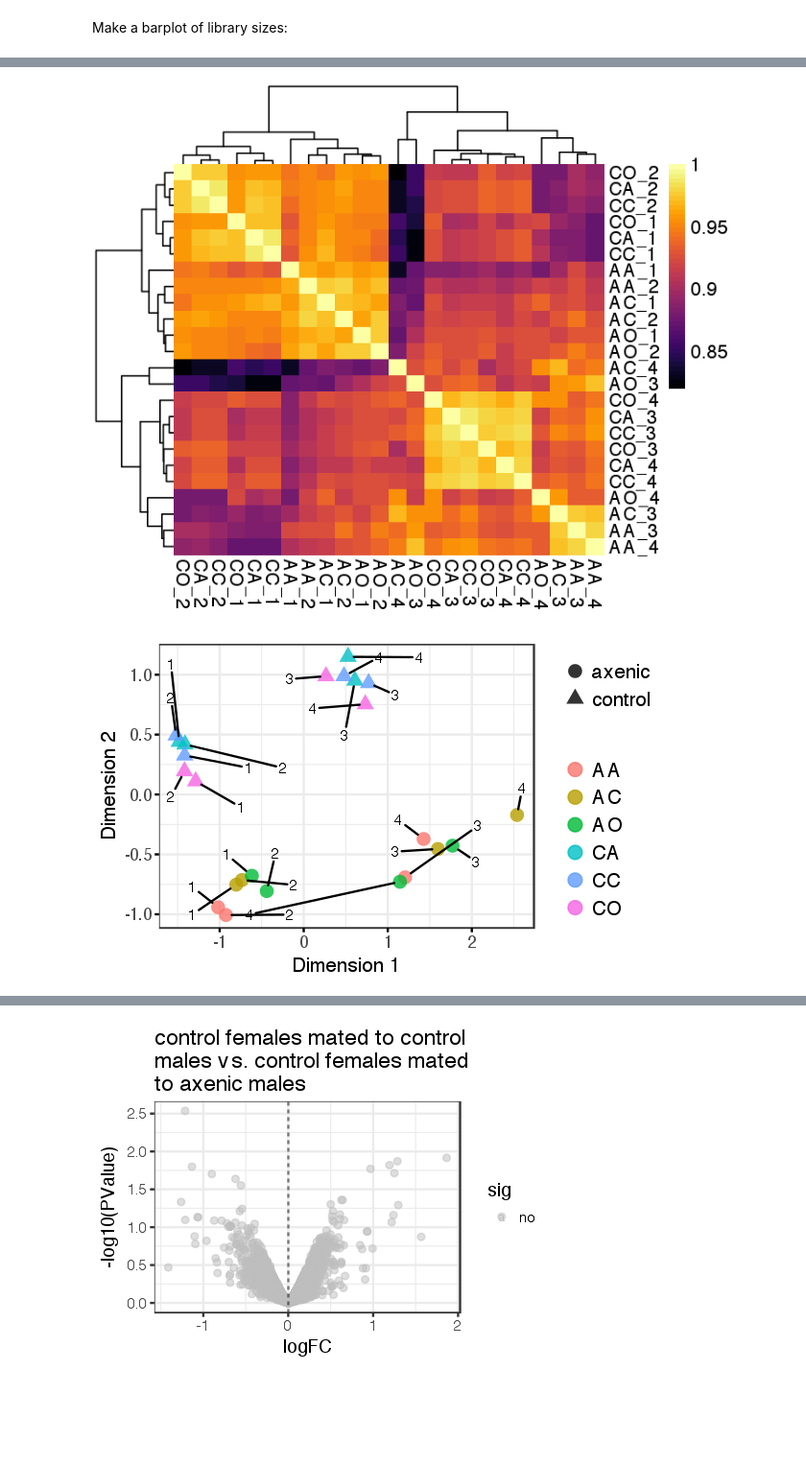
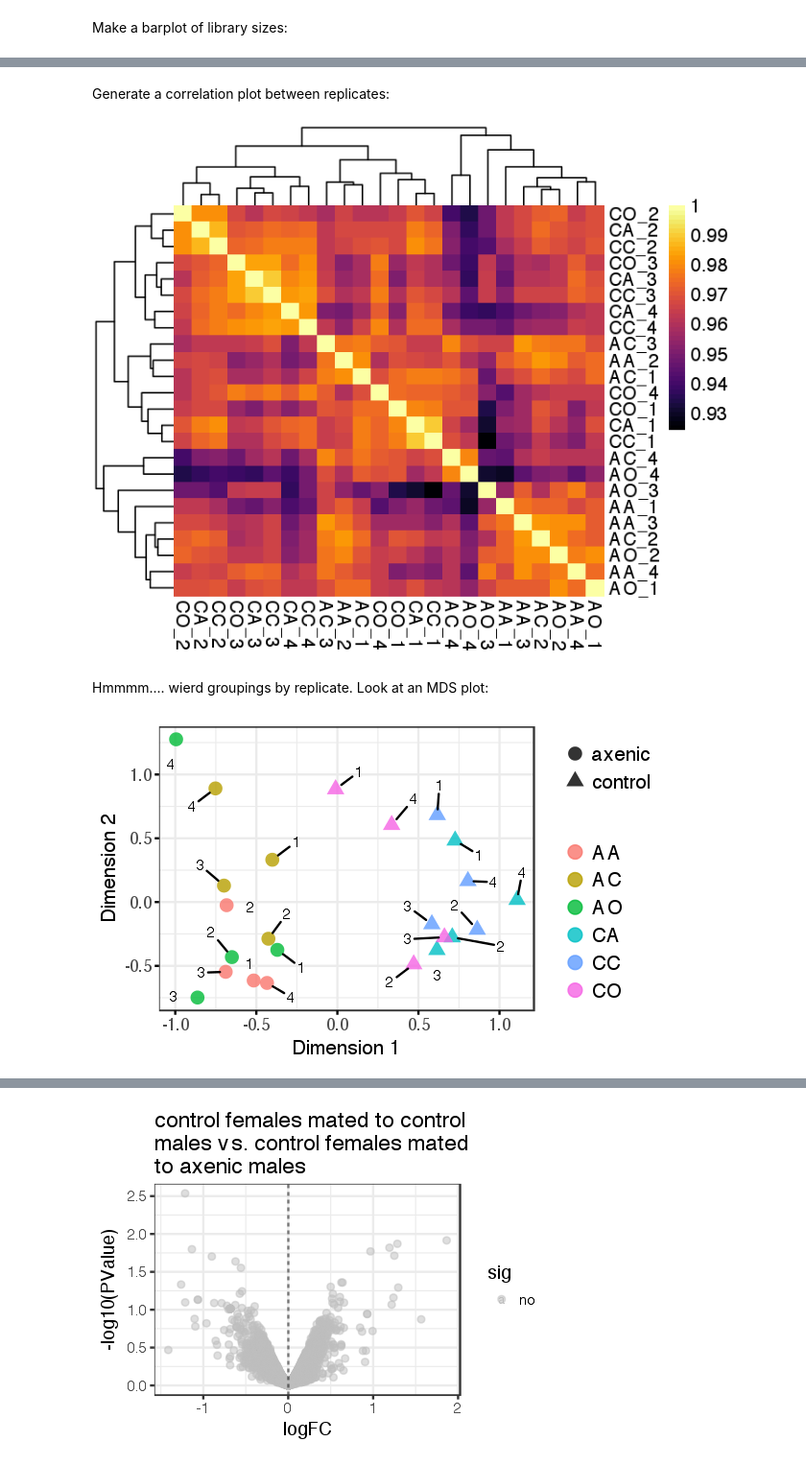
Before and after one commit to YazBraimah/Axenic.PM, a Jupyter notebook: R_analysis_pipeline.ipynb, the cells around one changed output, grey strips where cells are left out. Shown at 96% size. Saved outputs shown, nothing was run; the diff lists cells and outputs as text; code cells hidden in the pictures; blank space fills up the shorter version.

```diff
--- a/R_analysis_pipeline.ipynb
+++ b/R_analysis_pipeline.ipynb
@@ -5,4 +5,5 @@ Load Packages:
 # %%
+## Packages to load
 req_packages = c("Biobase", "cluster", "cowplot", "cummeRbund",
                  "data.table", "DESeq", "edgeR", "ggplot2", "ggpubr",
                  "ggrepel", "ggthemes", "ggthemr", "Glimma",
@@ -10,10 +11,16 @@ req_packages = c("Biobase", "cluster", "cowplot", "cummeRbund",
                  "heatmap3", "imager", "pheatmap", "plotly", "qvalue", "RColorBrewer",
                  "reshape", "Rmisc", "splitstackshape", "statmod", "stringr", "tidyverse",
                  "wesanderson", "VennDiagram", "viridis")
-
+## load them, quietly
 invisible(suppressWarnings(suppressMessages(lapply(req_packages, require, character.only = TRUE))))
 
-'%!in%' <- function(x,y)!('%in%'(x,y))
+## Load custom functions from file:
+source("Functions.R")
 
-# The Cowplot package changes the default themes of ggplot2. Set the bw theme with larger font sizes like so:
-theme_set(theme_bw(base_size = 16))
+## The Cowplot package changes the default themes of ggplot2. Set the bw theme with larger font sizes like so:
+# theme_set(theme_bw(base_size = 16))
+## ... or set the default theme
+theme_set(theme_gray())
+
+## suppress excessive VennDiagram log files
+futile.logger::flog.threshold(futile.logger::ERROR, name = "VennDiagramLogger")
@@ -20,5 +33,5 @@ theme_set(theme_bw(base_size = 16))
 # %% [markdown]
 Load read count data:
 # %%
-counts_bt2.fbgn = read.table("eXpress/express.gene.counts.matrix", header=T, row.names=1, com='', check.names=F)
-counts_hs2.mstg = read.table("Hisat2/gene_counts.csv", header=T, row.names=1, com='', check.names=F)
+counts_bt2 = read.table("eXpress/express.gene.counts.matrix", header=T, row.names=1, com='', check.names=F)
+# counts_hs2 = read.table("Hisat2/gene_counts.csv", header=T, row.names=1, sep = ',')
@@ -62,8 +125,9 @@ ggplot(libSizes, aes(sample, counts, fill = Sample)) +
 # %%
-cpm_bt2.fbgn <- cpm(counts_bt2.fbgn)
-thresh_bt2.fbgn <- cpm_bt2.fbgn > 5
-keep_bt2.fbgn <- rowSums(thresh_bt2.fbgn) >= 2
-countsKeep_bt2.fbgn <- counts_bt2.fbgn[keep_bt2.fbgn,]
-# countsKeep_bt2.fbgn <- subset(countsKeep_bt2.fbgn, rownames(countsKeep_bt2.fbgn) %!in% wierd_genes)
-dim(countsKeep_bt2.fbgn)
+counts_bt2 = subset(counts_bt2, rownames(counts_bt2) %!in% wierd_genes)
+cpm_bt2 <- cpm(counts_bt2)
+thresh_bt2 <- cpm_bt2 > 1
+keep_bt2 <- rowSums(thresh_bt2) >= 4
+countsKeep_bt2 <- counts_bt2[keep_bt2,]
+# countsKeep_bt2 <- subset(countsKeep_bt2, rownames(countsKeep_bt2) %!in% wierd_genes)
+dim(countsKeep_bt2)
 # %% [output]
@@ -102,24 +170,28 @@ abline(h=median(virgin.voom$E),col="blue")
+# %% [markdown]
+Generate a correlation plot between replicates:
 # %%
 ## Plot sample correlation
-data = log2(countsKeep_bt2.fbgn+1)
+data = log2(countsKeep_bt2+1)
 # colnames(data) = gsub("Female_", "", colnames(data))
 data = as.matrix(data)
 sample_cor = cor(data, method='pearson', use='pairwise.complete.obs')
 
 options(repr.plot.width = 6, repr.plot.height = 5)
 pheatmap(
   mat               = sample_cor,
   color             = inferno(50),
   border_color      = NA,
   show_colnames     = TRUE,
   show_rownames     = TRUE,
 #   filename          = "Figures/repTract_sample_correlations.pdf",
 #   width             = 6,
 #   height            = 5,
   fontsize          = 12
 )
 # %% [output]
-[figure, old version]
+[figure, new version]
+# %% [markdown]
+Hmmmm.... wierd groupings by replicate. Look at an MDS plot:
 # %%
 mdsObj <- plotMDS(dgeList, plot = F)$cmdscale.out
 mdsObj <- as.data.frame(as.matrix(mdsObj))
@@ -146,7 +218,7 @@ ggscatter(mdsObj,
 #                 stat_conf_ellipse(aes(color = Time, fill = Time), alpha = 0.1, geom = "polygon") +
                 theme(axis.text = element_text(size = 10), legend.title = element_blank(), axis.title = element_text(size = 12), legend.text = element_text(size = 12)) +
                 geom_text_repel(aes(label=replicate_num),
-                    force = 50,
+                    force = 10,
 #                     inherit.aes = F,
                     box.padding = unit(0.35, "lines"),
                     point.padding = unit(0.5, "lines"),
@@ -157,4 +229,4 @@ ggscatter(mdsObj,
                 labs ( x = "Dimension 1", y = "Dimension 2")
 # dev.off()
 # %% [output]
-[figure, old version]
+[figure, new version]
```
Also changed, not shown: parts of 40 cells of this notebook.
